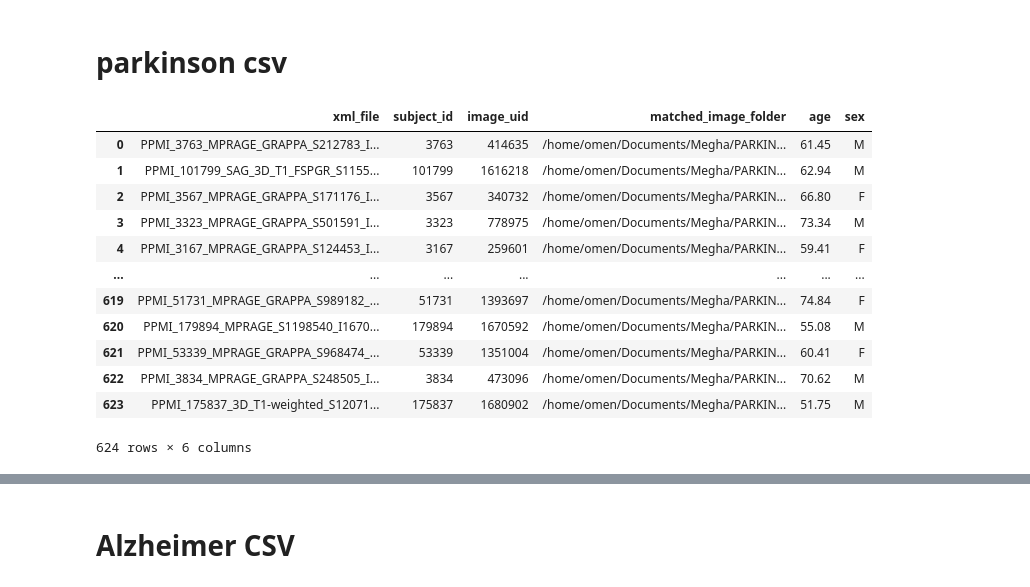
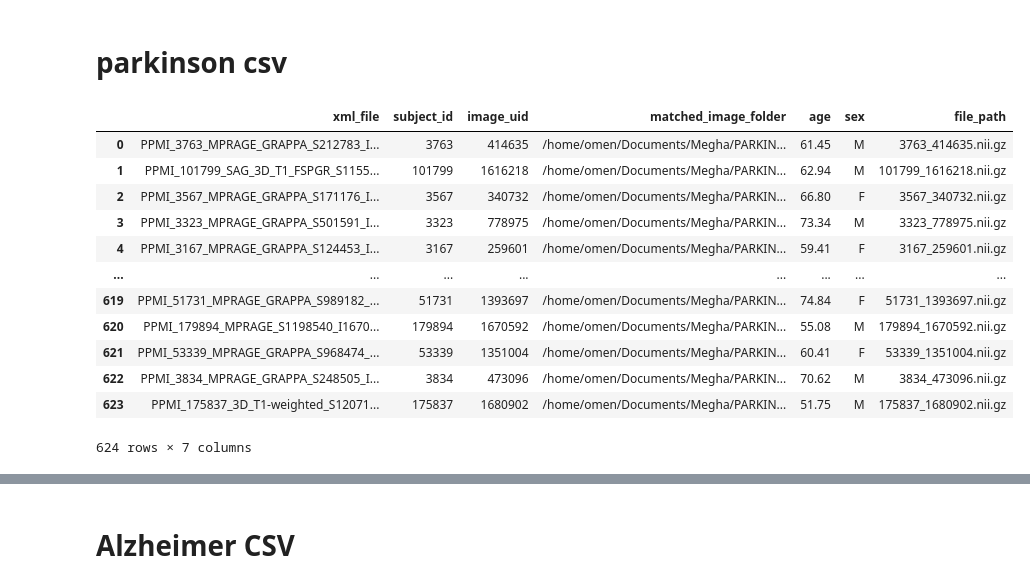
Before and after one commit to Nafishapanacea/Brain-age-experiments, a Jupyter notebook: parkinson_alzheimer.ipynb, the cells around one changed output, grey strips where cells are left out. Cells and saved outputs as stored; diff of their text form; code cells hidden in the pictures.

```diff
--- a/parkinson_alzheimer.ipynb
+++ b/parkinson_alzheimer.ipynb
@@ -1,25 +1,25 @@
 # %% [markdown]
 # parkinson csv
 # %%
-csv_path= '/home/jupyter-nafisha/Brain_age/CSVs/PARKINSON.csv'
+Park_path= '/home/jupyter-nafisha/Brain_age/CSVs/PARKINSON_complete.csv'
 # %%
 import pandas as pd
-park_data= pd.read_csv(csv_path)
+park_data= pd.read_csv(Park_path)
 park_data
 # %% [output]
-|  | xml_file | subject_id | image_uid | matched_image_folder | age | sex |
-| 0 | PPMI_3763_MPRAGE_GRAPPA_S212783_I... | 3763 | 414635 | /home/omen/Documents/Megha/PARKIN... | 61.45 | M |
-| 1 | PPMI_101799_SAG_3D_T1_FSPGR_S1155... | 101799 | 1616218 | /home/omen/Documents/Megha/PARKIN... | 62.94 | M |
-| 2 | PPMI_3567_MPRAGE_GRAPPA_S171176_I... | 3567 | 340732 | /home/omen/Documents/Megha/PARKIN... | 66.80 | F |
-| 3 | PPMI_3323_MPRAGE_GRAPPA_S501591_I... | 3323 | 778975 | /home/omen/Documents/Megha/PARKIN... | 73.34 | M |
-| 4 | PPMI_3167_MPRAGE_GRAPPA_S124453_I... | 3167 | 259601 | /home/omen/Documents/Megha/PARKIN... | 59.41 | F |
-| ... | ... | ... | ... | ... | ... | ... |
-| 619 | PPMI_51731_MPRAGE_GRAPPA_S989182_... | 51731 | 1393697 | /home/omen/Documents/Megha/PARKIN... | 74.84 | F |
-| 620 | PPMI_179894_MPRAGE_S1198540_I1670... | 179894 | 1670592 | /home/omen/Documents/Megha/PARKIN... | 55.08 | M |
-| 621 | PPMI_53339_MPRAGE_GRAPPA_S968474_... | 53339 | 1351004 | /home/omen/Documents/Megha/PARKIN... | 60.41 | F |
-| 622 | PPMI_3834_MPRAGE_GRAPPA_S248505_I... | 3834 | 473096 | /home/omen/Documents/Megha/PARKIN... | 70.62 | M |
-| 623 | PPMI_175837_3D_T1-weighted_S12071... | 175837 | 1680902 | /home/omen/Documents/Megha/PARKIN... | 51.75 | M |
+|  | xml_file | subject_id | image_uid | matched_image_folder | age | sex | file_path |
+| 0 | PPMI_3763_MPRAGE_GRAPPA_S212783_I... | 3763 | 414635 | /home/omen/Documents/Megha/PARKIN... | 61.45 | M | 3763_414635.nii.gz |
+| 1 | PPMI_101799_SAG_3D_T1_FSPGR_S1155... | 101799 | 1616218 | /home/omen/Documents/Megha/PARKIN... | 62.94 | M | 101799_1616218.nii.gz |
+| 2 | PPMI_3567_MPRAGE_GRAPPA_S171176_I... | 3567 | 340732 | /home/omen/Documents/Megha/PARKIN... | 66.80 | F | 3567_340732.nii.gz |
+| 3 | PPMI_3323_MPRAGE_GRAPPA_S501591_I... | 3323 | 778975 | /home/omen/Documents/Megha/PARKIN... | 73.34 | M | 3323_778975.nii.gz |
+| 4 | PPMI_3167_MPRAGE_GRAPPA_S124453_I... | 3167 | 259601 | /home/omen/Documents/Megha/PARKIN... | 59.41 | F | 3167_259601.nii.gz |
+| ... | ... | ... | ... | ... | ... | ... | ... |
+| 619 | PPMI_51731_MPRAGE_GRAPPA_S989182_... | 51731 | 1393697 | /home/omen/Documents/Megha/PARKIN... | 74.84 | F | 51731_1393697.nii.gz |
+| 620 | PPMI_179894_MPRAGE_S1198540_I1670... | 179894 | 1670592 | /home/omen/Documents/Megha/PARKIN... | 55.08 | M | 179894_1670592.nii.gz |
+| 621 | PPMI_53339_MPRAGE_GRAPPA_S968474_... | 53339 | 1351004 | /home/omen/Documents/Megha/PARKIN... | 60.41 | F | 53339_1351004.nii.gz |
+| 622 | PPMI_3834_MPRAGE_GRAPPA_S248505_I... | 3834 | 473096 | /home/omen/Documents/Megha/PARKIN... | 70.62 | M | 3834_473096.nii.gz |
+| 623 | PPMI_175837_3D_T1-weighted_S12071... | 175837 | 1680902 | /home/omen/Documents/Megha/PARKIN... | 51.75 | M | 175837_1680902.nii.gz |
-624 rows × 6 columns
+624 rows × 7 columns
 # %%
 park_data["file_path"] = (
     park_data["subject_id"].astype(str)
```
Also changed, not shown: parts of 41 cells of this notebook, 24 other files.
